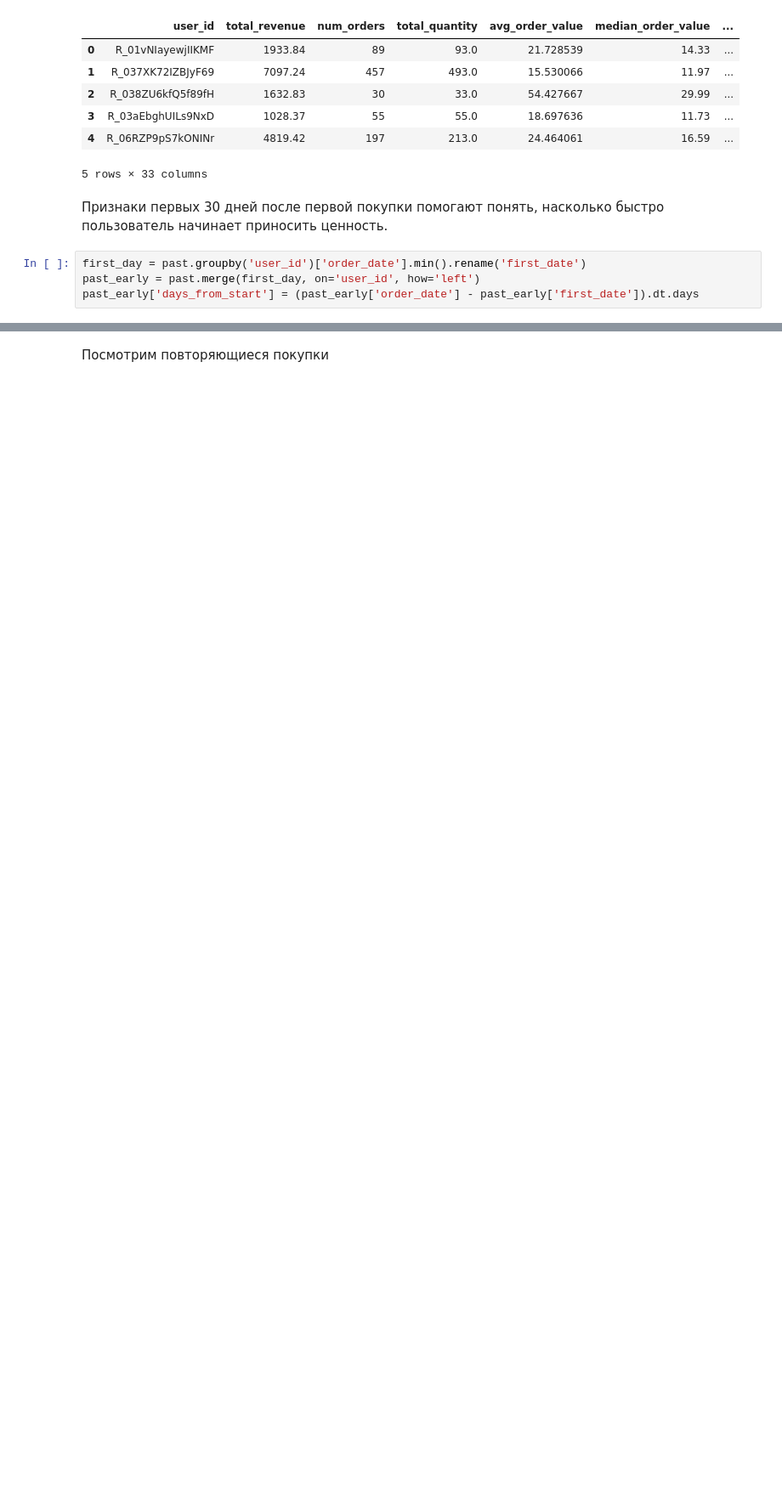
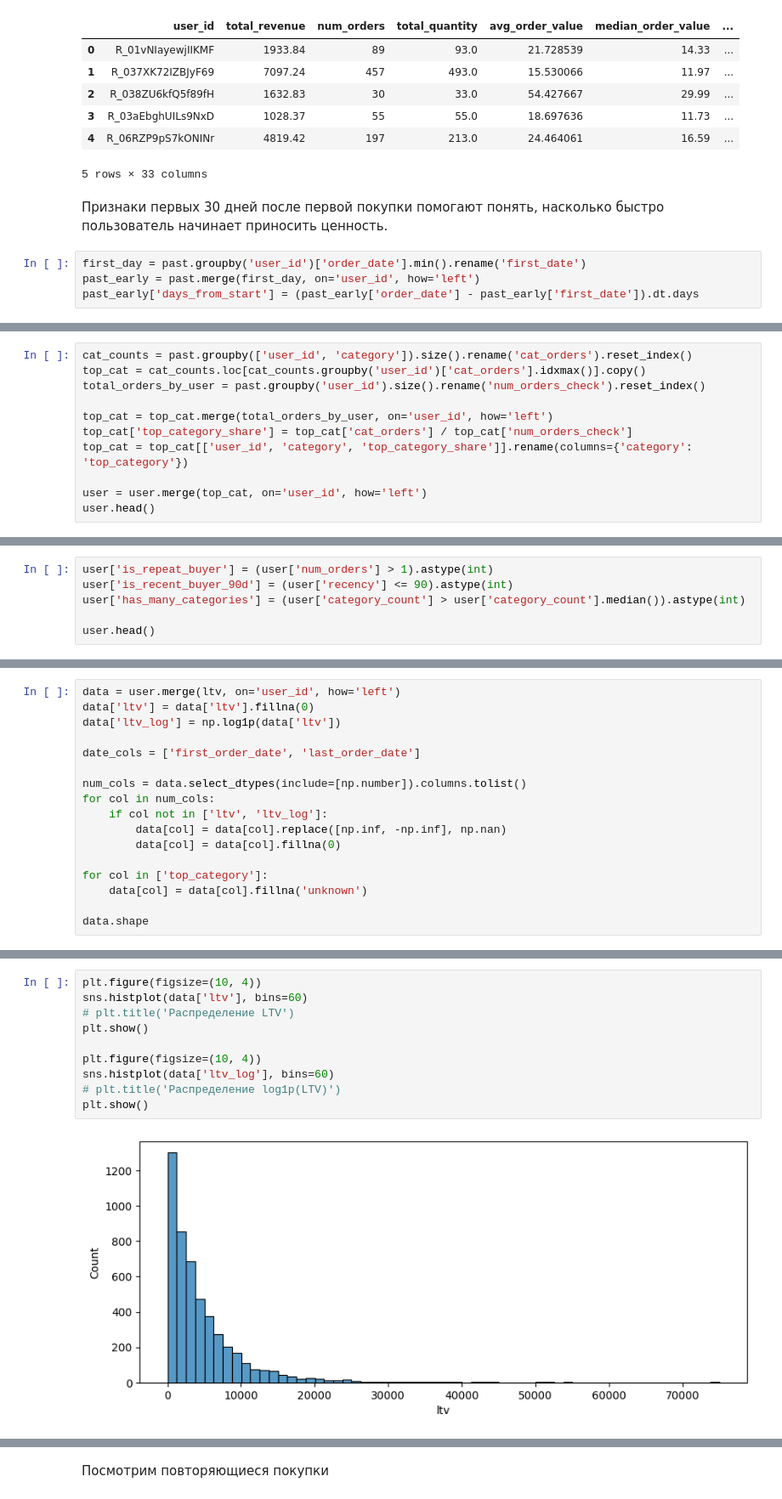
Before and after one commit to arlinrus/vkr, a Jupyter notebook: diplom.ipynb, the cells around one changed output, grey strips where cells are left out. Shown at 85% size. Cells and saved outputs as stored; diff of their text form; blank space fills up the shorter version.

```diff
--- a/diplom.ipynb
+++ b/diplom.ipynb
@@ -420,0 +379,11 @@ df['ltv_log'] = np.log1p(df['ltv'])
+# %%
+cat_counts = past.groupby(['user_id', 'category']).size().rename('cat_orders').reset_index()
+top_cat = cat_counts.loc[cat_counts.groupby('user_id')['cat_orders'].idxmax()].copy()
+total_orders_by_user = past.groupby('user_id').size().rename('num_orders_check').reset_index()
+
+top_cat = top_cat.merge(total_orders_by_user, on='user_id', how='left')
+top_cat['top_category_share'] = top_cat['cat_orders'] / top_cat['num_orders_check']
+top_cat = top_cat[['user_id', 'category', 'top_category_share']].rename(columns={'category': 'top_category'})
+
+user = user.merge(top_cat, on='user_id', how='left')
+user.head()
@@ -420,0 +439,6 @@ df['ltv_log'] = np.log1p(df['ltv'])
+# %%
+user['is_repeat_buyer'] = (user['num_orders'] > 1).astype(int)
+user['is_recent_buyer_90d'] = (user['recency'] <= 90).astype(int)
+user['has_many_categories'] = (user['category_count'] > user['category_count'].median()).astype(int)
+
+user.head()
@@ -420,0 +455,17 @@ df['ltv_log'] = np.log1p(df['ltv'])
+# %%
+data = user.merge(ltv, on='user_id', how='left')
+data['ltv'] = data['ltv'].fillna(0)
+data['ltv_log'] = np.log1p(data['ltv'])
+
+date_cols = ['first_order_date', 'last_order_date']
+
+num_cols = data.select_dtypes(include=[np.number]).columns.tolist()
+for col in num_cols:
+    if col not in ['ltv', 'ltv_log']:
+        data[col] = data[col].replace([np.inf, -np.inf], np.nan)
+        data[col] = data[col].fillna(0)
+
+for col in ['top_category']:
+    data[col] = data[col].fillna('unknown')
+
+data.shape
@@ -420,0 +480,12 @@ df['ltv_log'] = np.log1p(df['ltv'])
+# %%
+plt.figure(figsize=(10, 4))
+sns.histplot(data['ltv'], bins=60)
+# plt.title('Распределение LTV')
+plt.show()
+
+plt.figure(figsize=(10, 4))
+sns.histplot(data['ltv_log'], bins=60)
+# plt.title('Распределение log1p(LTV)')
+plt.show()
+# %% [output]
+[figure, added]
```
Also changed, not shown: parts of 51 cells of this notebook.
